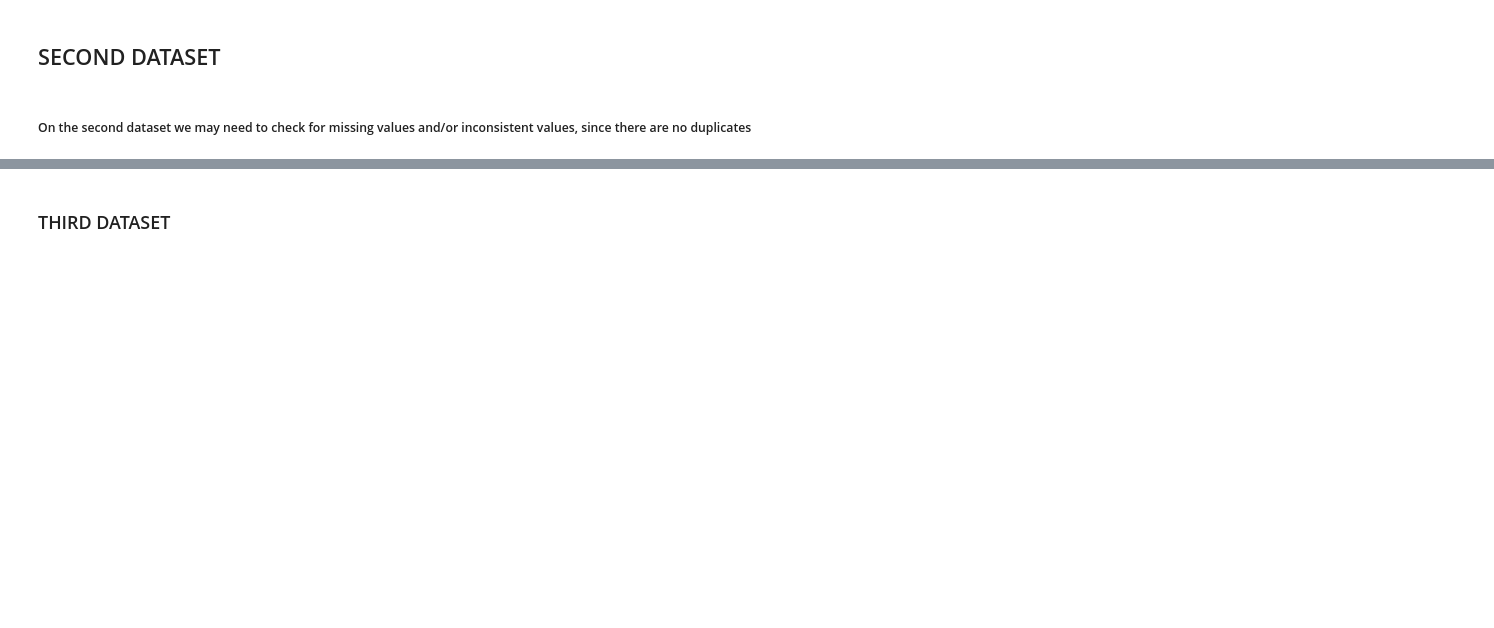
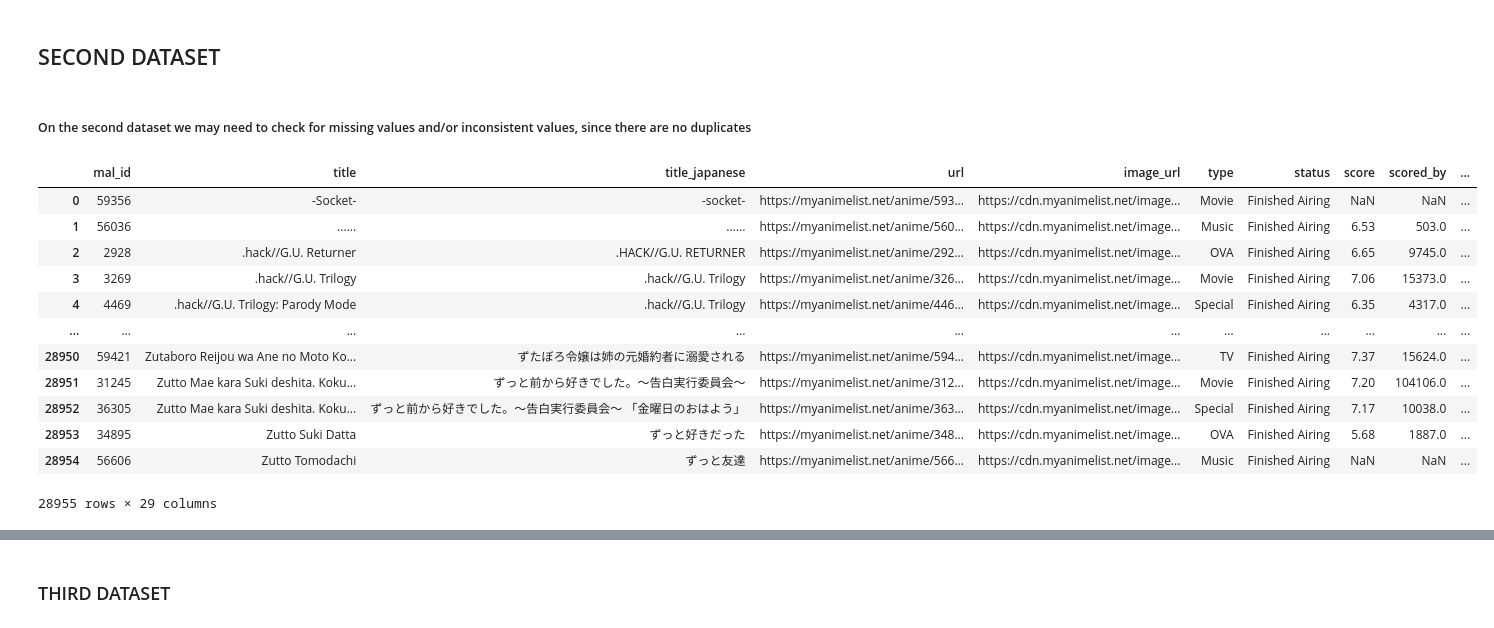
Before and after one commit to denis-budau/HCI-TWEB_2025-26, a Jupyter notebook: solution/HCI_assignment.ipynb, the cells around one changed output, grey strips where cells are left out. Saved outputs shown, nothing was run; the diff lists cells and outputs as text; code cells hidden in the pictures; blank space fills up the shorter version.

```diff
--- a/solution/HCI_assignment.ipynb
+++ b/solution/HCI_assignment.ipynb
@@ -12,5 +12,6 @@ character_nicknames_df = pd.read_csv('datasetscharacter_nicknames.csv')
 # %%
-details_df = pd.read_csv('datasets/details.csv')
+anime_details_df = pd.read_csv('datasets/details.csv')
+#TODO change the name in anime_details_df
 # %%
 favs_df = pd.read_csv('datasets/favs.csv')
 # %%
@@ -149,9 +152,23 @@ for name, df in small_datasets.items():
 # %% [markdown]
 ##### On the second dataset we may need to check for missing values and/or inconsistent values, since there are no duplicates
 # %%
-details_df
+anime_details_df
 #anime details
 #japanes title could be dropped?
 #members stand for how many users have this anime added to their list.
 #explicit_genres is empty so can be removed
 #licensor and streaming are mostly empty. Do we care?
+# %% [output]
+|  | mal_id | title | title_japanese | url | image_url | type | status | score | scored_by | ... |
+| 0 | 59356 | -Socket- | -socket- | https://myanimelist.net/anime/593... | https://cdn.myanimelist.net/image... | Movie | Finished Airing | NaN | NaN | ... |
+| 1 | 56036 | ...... | ...... | https://myanimelist.net/anime/560... | https://cdn.myanimelist.net/image... | Music | Finished Airing | 6.53 | 503.0 | ... |
+| 2 | 2928 | .hack//G.U. Returner | .HACK//G.U. RETURNER | https://myanimelist.net/anime/292... | https://cdn.myanimelist.net/image... | OVA | Finished Airing | 6.65 | 9745.0 | ... |
+| 3 | 3269 | .hack//G.U. Trilogy | .hack//G.U. Trilogy | https://myanimelist.net/anime/326... | https://cdn.myanimelist.net/image... | Movie | Finished Airing | 7.06 | 15373.0 | ... |
+| 4 | 4469 | .hack//G.U. Trilogy: Parody Mode | .hack//G.U. Trilogy | https://myanimelist.net/anime/446... | https://cdn.myanimelist.net/image... | Special | Finished Airing | 6.35 | 4317.0 | ... |
+| ... | ... | ... | ... | ... | ... | ... | ... | ... | ... | ... |
+| 28950 | 59421 | Zutaboro Reijou wa Ane no Moto Ko... | ずたぼろ令嬢は姉の元婚約者に溺愛される | https://myanimelist.net/anime/594... | https://cdn.myanimelist.net/image... | TV | Finished Airing | 7.37 | 15624.0 | ... |
+| 28951 | 31245 | Zutto Mae kara Suki deshita. Koku... | ずっと前から好きでした。～告白実行委員会～ | https://myanimelist.net/anime/312... | https://cdn.myanimelist.net/image... | Movie | Finished Airing | 7.20 | 104106.0 | ... |
+| 28952 | 36305 | Zutto Mae kara Suki deshita. Koku... | ずっと前から好きでした。～告白実行委員会～ 「金曜日のおはよう」 | https://myanimelist.net/anime/363... | https://cdn.myanimelist.net/image... | Special | Finished Airing | 7.17 | 10038.0 | ... |
+| 28953 | 34895 | Zutto Suki Datta | ずっと好きだった | https://myanimelist.net/anime/348... | https://cdn.myanimelist.net/image... | OVA | Finished Airing | 5.68 | 1887.0 | ... |
+| 28954 | 56606 | Zutto Tomodachi | ずっと友達 | https://myanimelist.net/anime/566... | https://cdn.myanimelist.net/image... | Music | Finished Airing | NaN | NaN | ... |
+28955 rows × 29 columns
```
Also changed, not shown: parts of 28 cells of this notebook, 3 other files.
